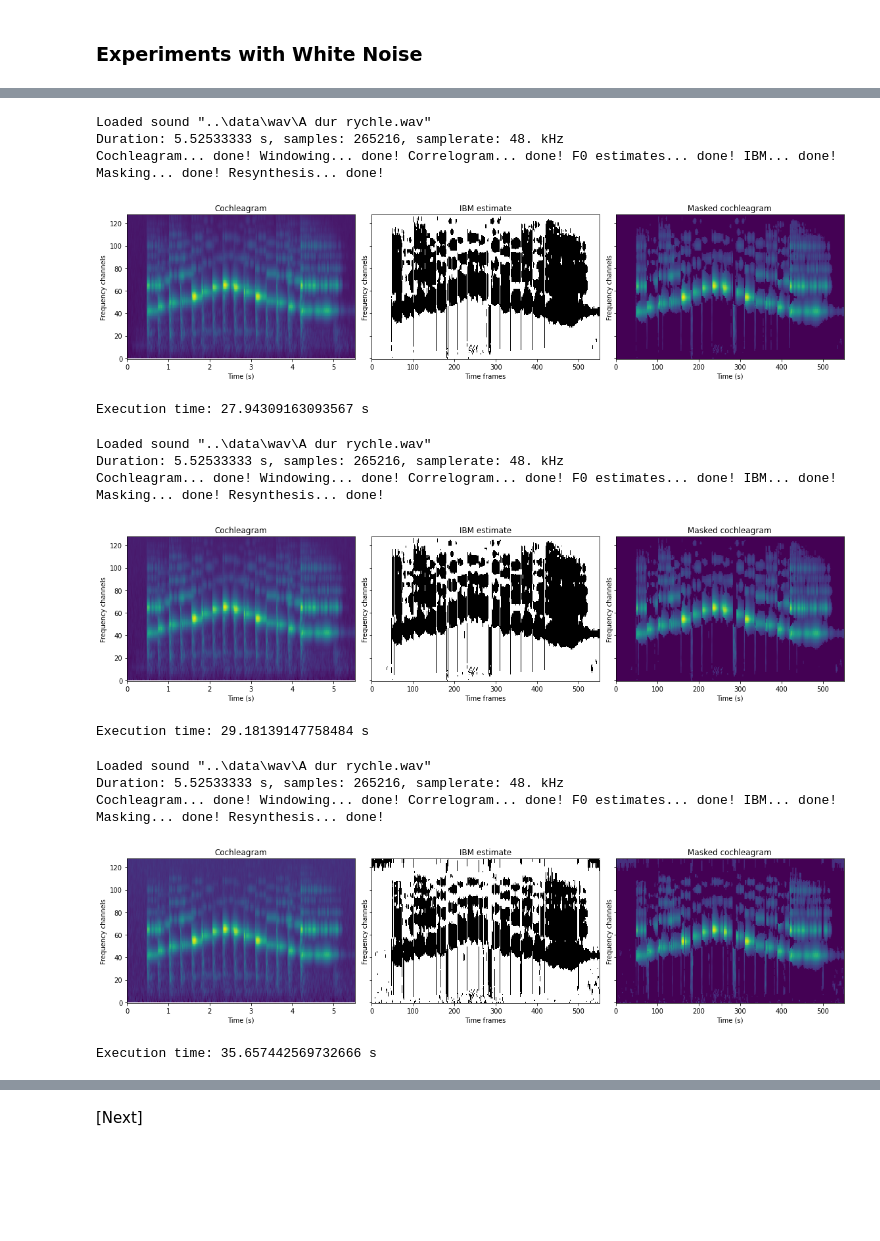
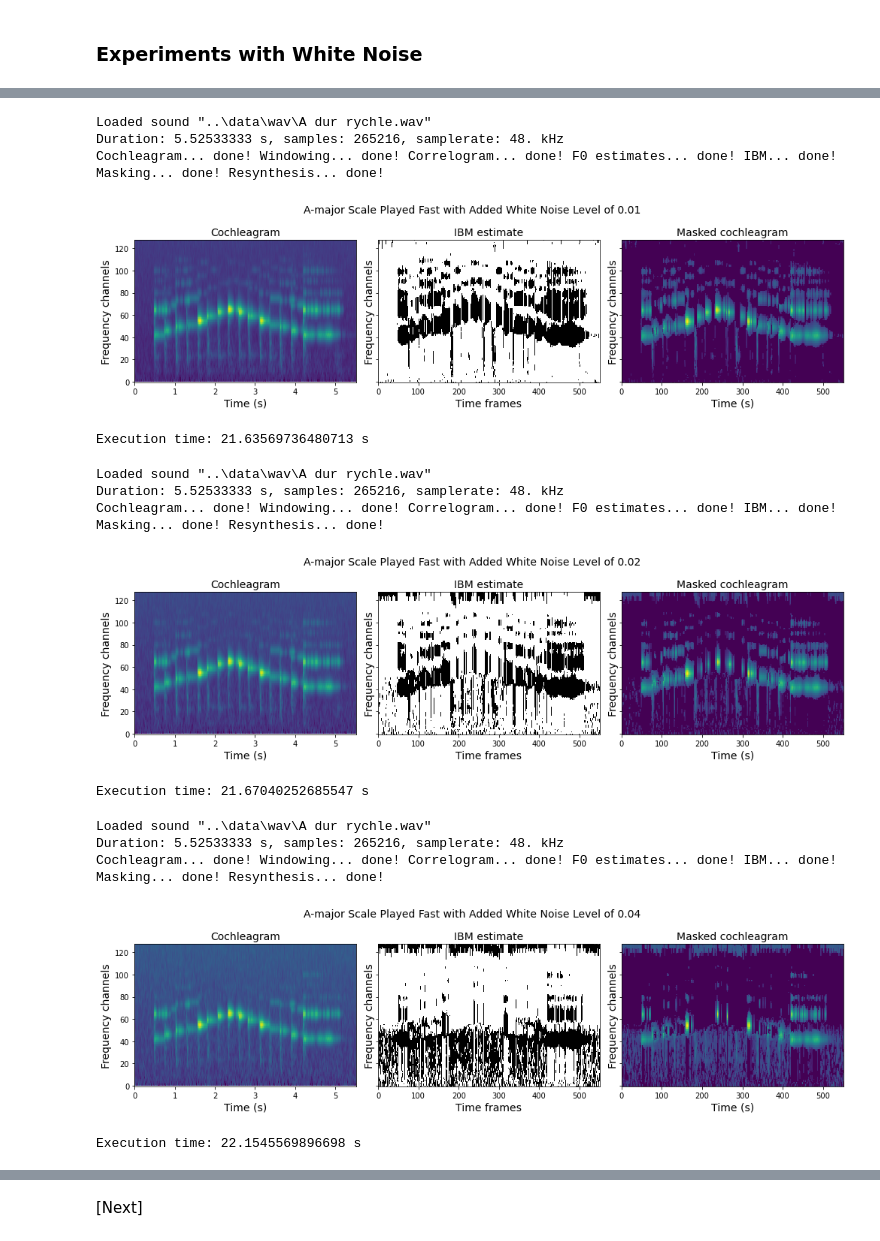
Before and after one commit to salveron/bachelors_thesis, a Jupyter notebook: src/experiments.ipynb, the cells around one changed output, grey strips where cells are left out. Saved outputs shown, nothing was run; the diff lists cells and outputs as text; code cells hidden in the pictures; blank space fills up the shorter version.

```diff
--- a/src/experiments.ipynb
+++ b/src/experiments.ipynb
@@ -41,30 +46,36 @@ Execution time: 27.320845127105713 s
 # %%
-process("A dur rychle.wav", noise_level=0.0005,
-        save_noised=True, noised_file_name="A dur rychle 0,0005 Noised.wav",
-        save_resynth=True, resynth_file_name="A dur rychle 0,0005 Resynth.wav")
+process("A dur rychle.wav", noise_level=0.01,
+        save_noised=True, noised_file_name="A dur rychle 0,01 Noised.wav",
+        save_resynth=True, resynth_file_name="A dur rychle 0,01 Resynth.wav",
+        save_plot=True, plot_title="A-major Scale Played Fast with Added White Noise Level of 0.01",
+        plot_file_path=os.path.join("..", "text", "src", "include", "experiments_white_noise_A-major_0,01.jpg"))
 # %% [output]
 Loaded sound "..\data\wav\A dur rychle.wav"
 Duration: 5.52533333 s, samples: 265216, samplerate: 48. kHz
 Cochleagram... done! Windowing... done! Correlogram... done! F0 estimates... done! IBM... done! Masking... done! Resynthesis... done!
-[figure, old version]
+[figure, new version]
-Execution time: 27.94309163093567 s
+Execution time: 21.63569736480713 s
 # %%
-process("A dur rychle.wav", noise_level=0.001,
-        save_noised=True, noised_file_name="A dur rychle 0,001 Noised.wav",
-        save_resynth=True, resynth_file_name="A dur rychle 0,001 Resynth.wav")
+process("A dur rychle.wav", noise_level=0.02,
+        save_noised=True, noised_file_name="A dur rychle 0,02 Noised.wav",
+        save_resynth=True, resynth_file_name="A dur rychle 0,02 Resynth.wav",
+        save_plot=True, plot_title="A-major Scale Played Fast with Added White Noise Level of 0.02",
+        plot_file_path=os.path.join("..", "text", "src", "include", "experiments_white_noise_A-major_0,02.jpg"))
 # %% [output]
 Loaded sound "..\data\wav\A dur rychle.wav"
 Duration: 5.52533333 s, samples: 265216, samplerate: 48. kHz
 Cochleagram... done! Windowing... done! Correlogram... done! F0 estimates... done! IBM... done! Masking... done! Resynthesis... done!
-[figure, old version]
+[figure, new version]
-Execution time: 29.18139147758484 s
+Execution time: 21.67040252685547 s
 # %%
-process("A dur rychle.wav", noise_level=0.005,
-        save_noised=True, noised_file_name="A dur rychle 0,005 Noised.wav",
-        save_resynth=True, resynth_file_name="A dur rychle 0,005 Resynth.wav")
+process("A dur rychle.wav", noise_level=0.04,
+        save_noised=True, noised_file_name="A dur rychle 0,04 Noised.wav",
+        save_resynth=True, resynth_file_name="A dur rychle 0,04 Resynth.wav",
+        save_plot=True, plot_title="A-major Scale Played Fast with Added White Noise Level of 0.04",
+        plot_file_path=os.path.join("..", "text", "src", "include", "experiments_white_noise_A-major_0,04.jpg"))
 # %% [output]
 Loaded sound "..\data\wav\A dur rychle.wav"
 Duration: 5.52533333 s, samples: 265216, samplerate: 48. kHz
 Cochleagram... done! Windowing... done! Correlogram... done! F0 estimates... done! IBM... done! Masking... done! Resynthesis... done!
-[figure, old version]
+[figure, new version]
-Execution time: 35.657442569732666 s
+Execution time: 22.1545569896698 s
```
Also changed, not shown: parts of 5 cells of this notebook, 42 other files.
